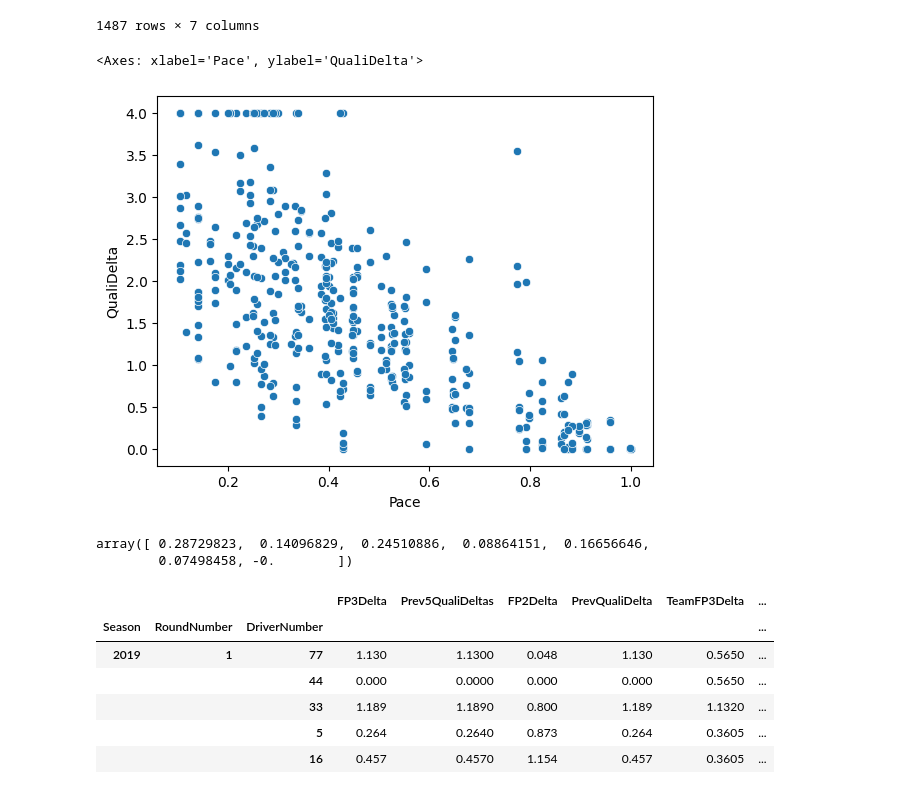
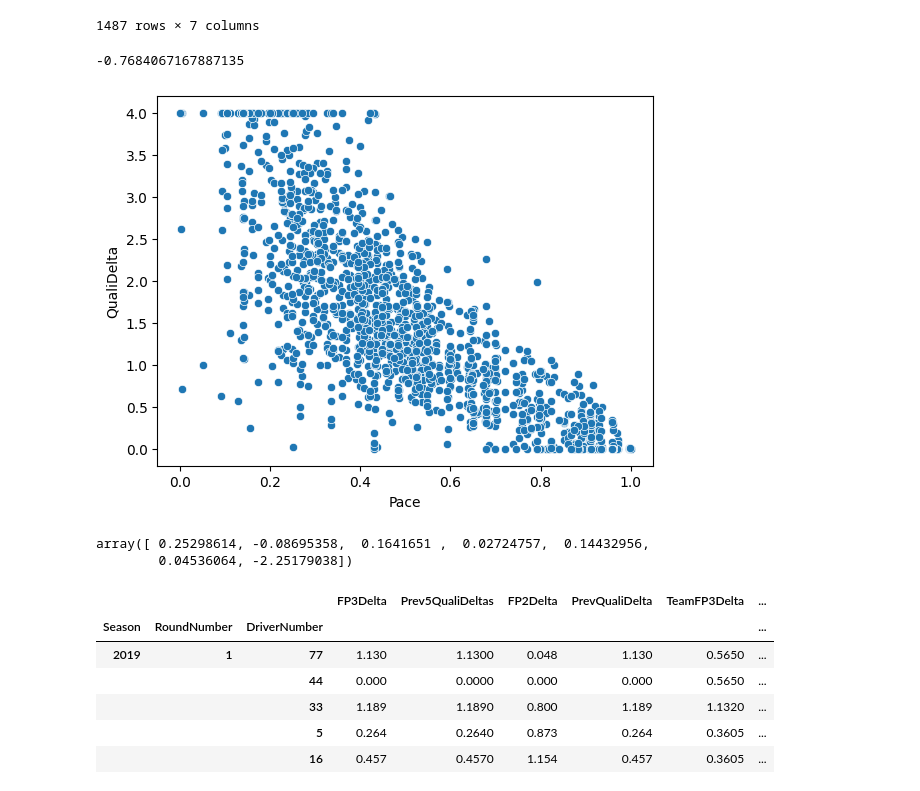
Before and after one commit to ZSH4RK/F1-Data-Analysis, a Jupyter notebook: DataTransformationAndModels.ipynb, the cells around one changed output. Cells and saved outputs as stored; diff of their text form; code cells hidden in the pictures.

```diff
--- a/DataTransformationAndModels.ipynb
+++ b/DataTransformationAndModels.ipynb
@@ -93,6 +94,8 @@ best_fp3_times = results.groupby(["RoundNumber", 'Season'])[["FP3BestLapTime"]].
 best_quali_times = results.groupby(["RoundNumber", 'Season'])[["MinQualiTime"]].min().rename(columns={"MinQualiTime": "MinOverallQualiTime"})
 # %%
 results = results.join(best_fp2_times).join(best_fp3_times).join(best_quali_times)
+# %%
+results['NormalizedLapTime'] = results['MinQualiTime']/results['MinOverallQualiTime']
 # %%
 # Compute driver delta from best lap time per season/race
 results["FP3Delta"] = results["FP3BestLapTime"] - results["FP3BestOverallLapTime"]
@@ -100,6 +103,10 @@ results["FP2Delta"] = results["FP2BestLapTime"] - results["FP2BestOverallLapTime
 results["QualiDelta"] = results["MinQualiTime"] - results["MinOverallQualiTime"]
 # %%
 results['TeamFP3Delta'] = results.groupby(['Season', 'RoundNumber', 'TeamId'])['FP3Delta'].transform('mean')
+results['TeamAvgQualiTime'] = (
+    results.groupby(['Season', 'RoundNumber', 'TeamId'])['MinQualiTime']
+           .transform('mean')
+)
 # %% [markdown]
 # Remove missing data
 As a result of crashes, injury, illness, it's possible that a given driver may not set a time in one or more of FP2/FP3/Qualifying. Regression models cannot process NaNs and there is no definitive way to impute this data, so we drop it for the purpose of training the model.
@@ -253,13 +421,7 @@ results
 # %%
-# Feature columns
-results.loc[results['cluster'] == 0, 'Pace'] = results['Pace_0']
-results.loc[results['cluster'] == 1, 'Pace'] = results['Pace_1']
-results.loc[results['cluster'] == 2, 'Pace'] = results['Pace_2']
-results.loc[results['cluster'] == 3, 'Pace'] = results['Pace_3']
-
 x_cols = [
     'FP3Delta', 'Prev5QualiDeltas', 'FP2Delta',
-    'PrevQualiDelta', 'TeamFP3Delta', 'TeamPrevQualiDelta']
+    'PrevQualiDelta', 'TeamFP3Delta', 'TeamPrevQualiDelta', 'Pace']
 
 # Seasons and storage setup
 season = 2024
@@ -268,7 +430,7 @@ model_stats = []
 all_data = []
 
 # Loop over each race in the 2024 season
-for race_number in range(1, 23):
+for race_number in range(1, 25):
     # Historical data
     historic_data = results.loc[
         lambda df: (df.index.get_level_values("Season") < season)
@@ -289,14 +451,29 @@ for race_number in range(1, 23):
     # Skip if no data available
     if historic_data.empty or current_data.empty:
         continue
+    historic_data = historic_data.reset_index(drop=False)
 
+    historic_data = calc_pace_scores(historic_data)
+    historic_data = historic_data.set_index(['Season', 'DriverNumber', 'RoundNumber'])
+
+    current_data = current_data.reset_index(drop=False)
+    current_data = calc_pace_scores(current_data)
+    current_data = current_data.set_index(['Season', 'DriverNumber', 'RoundNumber'])
     # Fit Lasso regression model
     # model = LinearRegression().fit(historic_data[x_cols], historic_data["QualiPosition"])
-    model = Lasso(alpha=1).fit(historic_data[x_cols], historic_data["QualiPosition"])
+    historic_data[x_cols] = historic_data[x_cols].fillna(historic_data[x_cols].mean())
+
+
+
+    model = Lasso(alpha=0.0001).fit(historic_data[x_cols], historic_data["QualiPosition"])
+    rf = RandomForestRegressor().fit(historic_data[x_cols], historic_data["QualiPosition"])
 
     # Predict qualifying deltas and derive predicted positions
-    predicted_delta = model.predict(current_data[x_cols])
+    lr_predicted_delta = model.predict(current_data[x_cols])
+    rf_predicted_delta = rf.predict(current_data[x_cols])
+    predicted_delta = (lr_predicted_delta + rf_predicted_delta) / 2
     predicted_qualifying_positions = predicted_delta.argsort() + 1
+
     current_data["PredictedQualiPosition"] = predicted_qualifying_positions
 
     # Compute MAE for the current race
@@ -312,7 +489,7 @@ for race_number in range(1, 23):
         "r2_score": model.score(
             historic_data[x_cols], historic_data["QualiPosition"]
         ),
-        "MAE": mae_value,
+        "MAE": mae_value
     }
 
     # Add model coefficients for traceability
@@ -604,6 +1007,6 @@ Name: FP3Delta, dtype: float64
 # %%
-X = results[['FP3Delta', 'Prev5QualiDeltas', 'FP2Delta', 'PrevQualiDelta',
-                 'TeamFP3Delta', 'TeamPrevQualiDelta', 'Pace']]
+X = results[['FP3Delta', 'Prev5QualiDeltas', 'FP2Delta', 'PrevQualiDelta', 'TeamFP3Delta', 'TeamPrevQualiDelta', 'Pace']]
+
 y = results['QualiDelta']
 print(len(X))
 print(len(y))
@@ -650,16 +1053,16 @@ X_train
 # %%
 
 
-sns.scatterplot(data=X_train.iloc[X_train.index.get_level_values("Season")==2022].join(y_train)[["Pace", "QualiDelta"]], x="Pace", y="QualiDelta")
+sns.scatterplot(data=X_train.join(y_train)[["Pace", "QualiDelta"]], x="Pace", y="QualiDelta")
+print(results['QualiDelta'].corr(results['Pace']))
 # %% [output]
-<Axes: xlabel='Pace', ylabel='QualiDelta'>
+-0.7684067167887135
-[figure, old version]
+[figure, new version]
 # %%
-lr = Lasso(alpha=0.025).fit(X_train, y_train)
+lr = Lasso(alpha=0.0001).fit(X_train, y_train)
 lr_y_pred = lr.predict(X_test)
 
-rf = RandomForestRegressor()
-rf.fit(X_train, y_train)
+rf = RandomForestRegressor().fit(X_train, y_train)
 rf_y_pred = rf.predict(X_test)
 
 # lr = LinearRegression()
@@ -671,8 +1074,8 @@ rf_y_pred = rf.predict(X_test)
 # rf_y_pred = rf.predict(X)
 lr.coef_
 # %% [output]
-array([ 0.28729823,  0.14096829,  0.24510886,  0.08864151,  0.16656646,
-        0.07498458, -0.        ])
+array([ 0.25298614, -0.08695358,  0.1641651 ,  0.02724757,  0.14432956,
+        0.04536064, -2.25179038])
 # %%
 X_train
 # %% [output]
```
Also changed, not shown: parts of 54 cells of this notebook, 1 other file.
